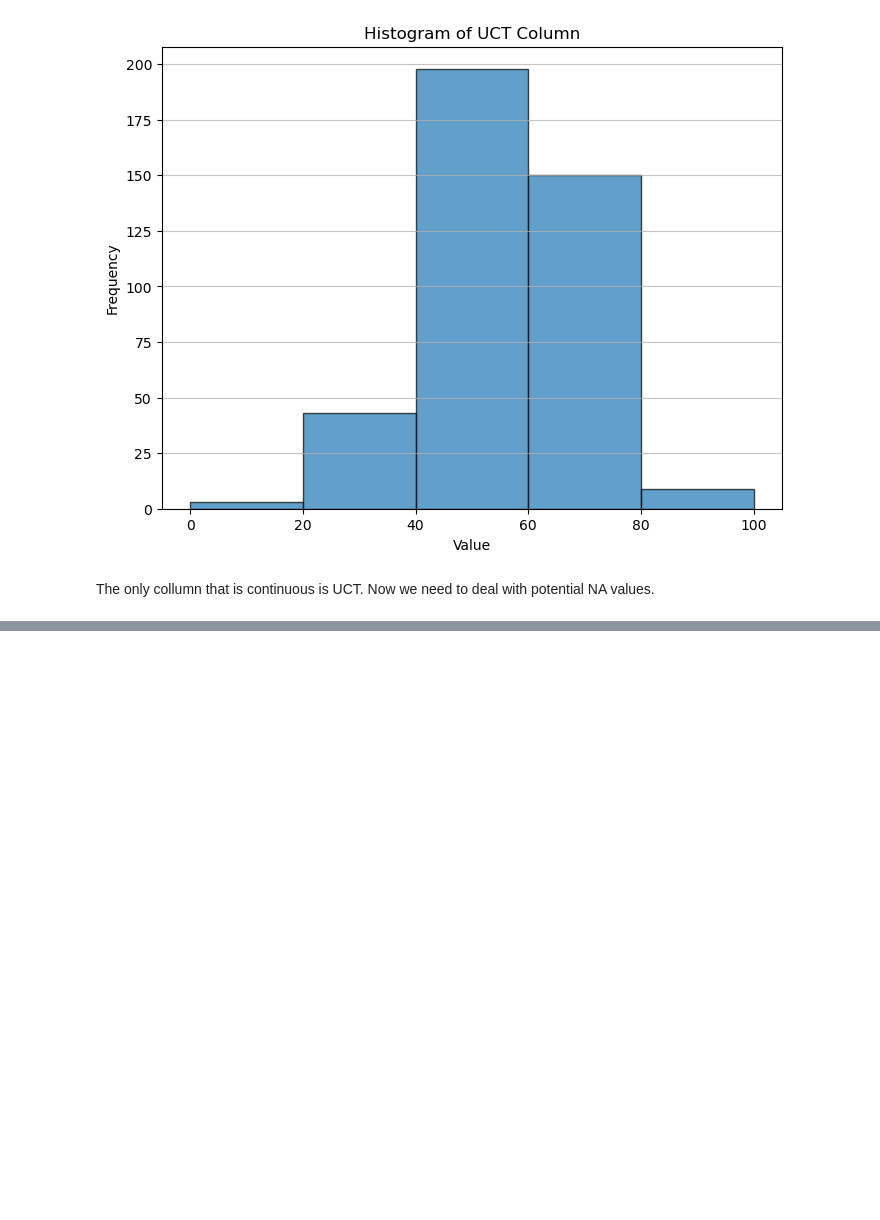
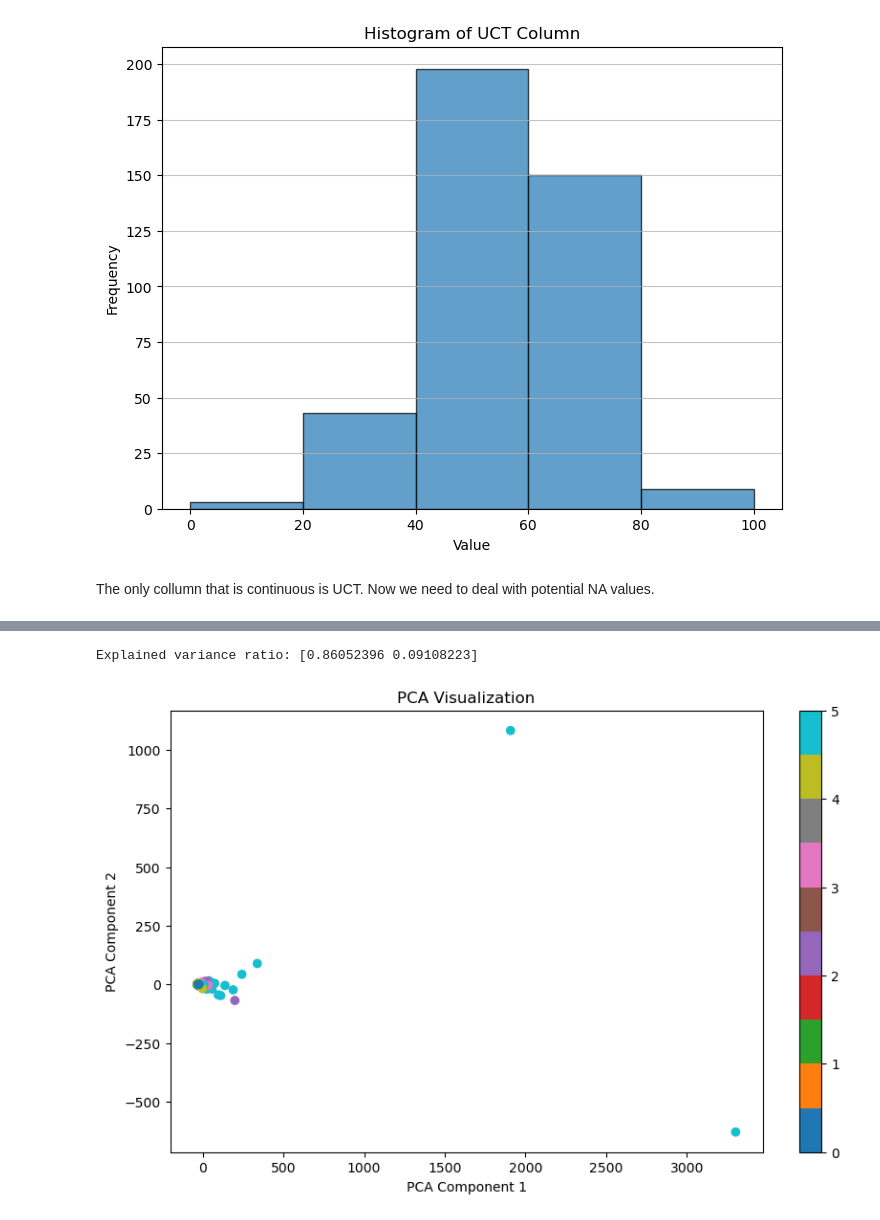
Before and after one commit to Artyom-kurguzkin/ML-ludemes-predictions, a Jupyter notebook: ludemes-gameData-predict.ipynb, the cells around one changed output, grey strips where cells are left out. Drawn from its saved outputs; the diff is of its cells as text; code cells hidden in the pictures; blank space fills up the shorter version.

```diff
--- a/ludemes-gameData-predict.ipynb
+++ b/ludemes-gameData-predict.ipynb
@@ -286,2 +181,0 @@ the `int_int` collumn is almost entirely empty. Based on the table, there are al
-# %%
-df.drop(columns=['int_int'], inplace=True)
@@ -445,0 +182,4 @@ ValueError: could not convert string to float: 'Senet'
+# %%
+numeric_features = df.iloc[:, 1:-5]
+labels = last_five_cols = df.iloc[:, -5:]
+labels
@@ -445,0 +200,30 @@ ValueError: could not convert string to float: 'Senet'
+# %%
+from sklearn.manifold import TSNE
+from sklearn.decomposition import PCA
+from sklearn.preprocessing import LabelEncoder
+
+# Choose one of the last five columns for coloring (e.g., the second to last)
+label_column = labels.iloc[:, -5]  # Change this to choose the desired label
+
+# Encode the labels if they are categorical
+label_encoder = LabelEncoder()
+encoded_labels = label_encoder.fit_transform(label_column)
+
+# Run PCA
+pca = PCA(n_components=2, random_state=42)
+X_digits_pca = pca.fit_transform(numeric_features)
+
+# Print explained variance ratio
+print("Explained variance ratio:", pca.explained_variance_ratio_)
+
+# Plotting the results
+plt.figure(figsize=(10, 6))
+plt.scatter(X_digits_pca[:, 0], X_digits_pca[:, 1], c=encoded_labels, cmap='tab10')
+plt.colorbar()
+plt.title('PCA Visualization')
+plt.xlabel('PCA Component 1')
+plt.ylabel('PCA Component 2')
+plt.show()
+# %% [output]
+Explained variance ratio: [0.86052396 0.09108223]
+[figure, added]
```
Also changed, not shown: parts of 32 cells of this notebook.
